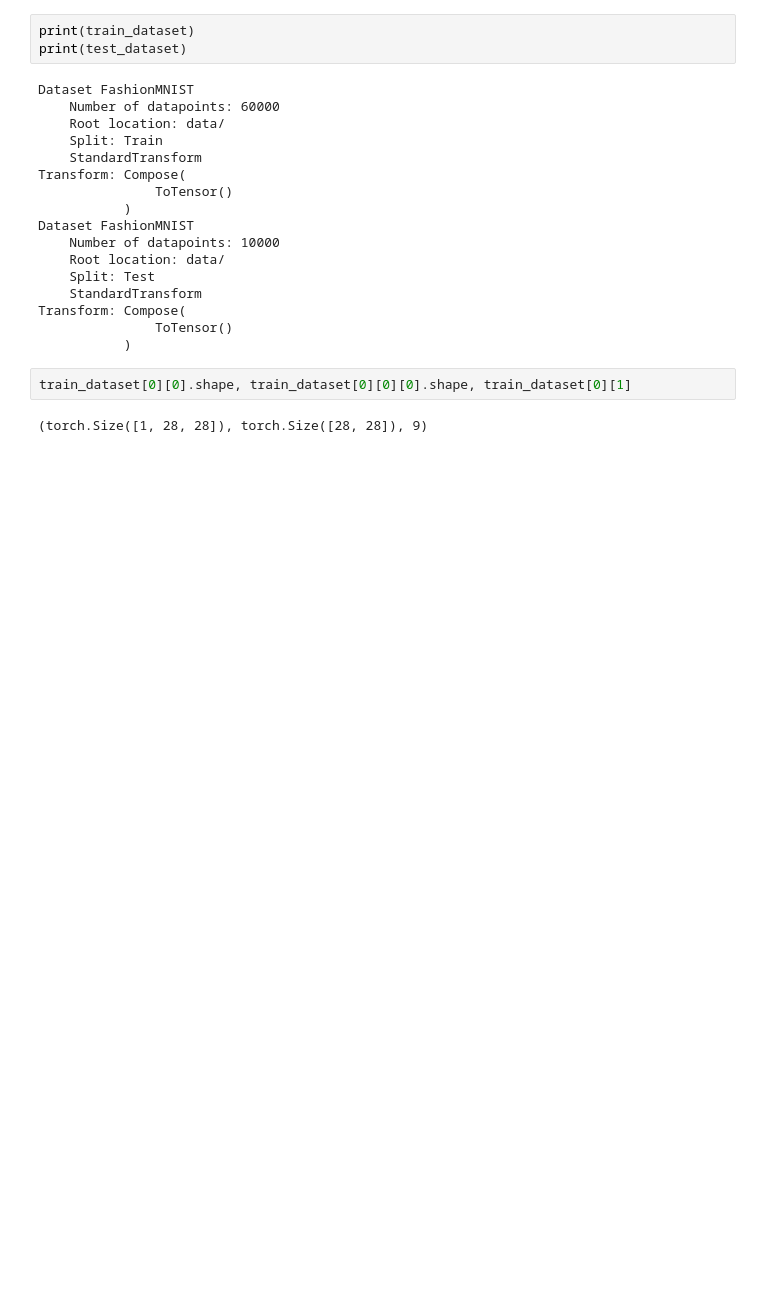
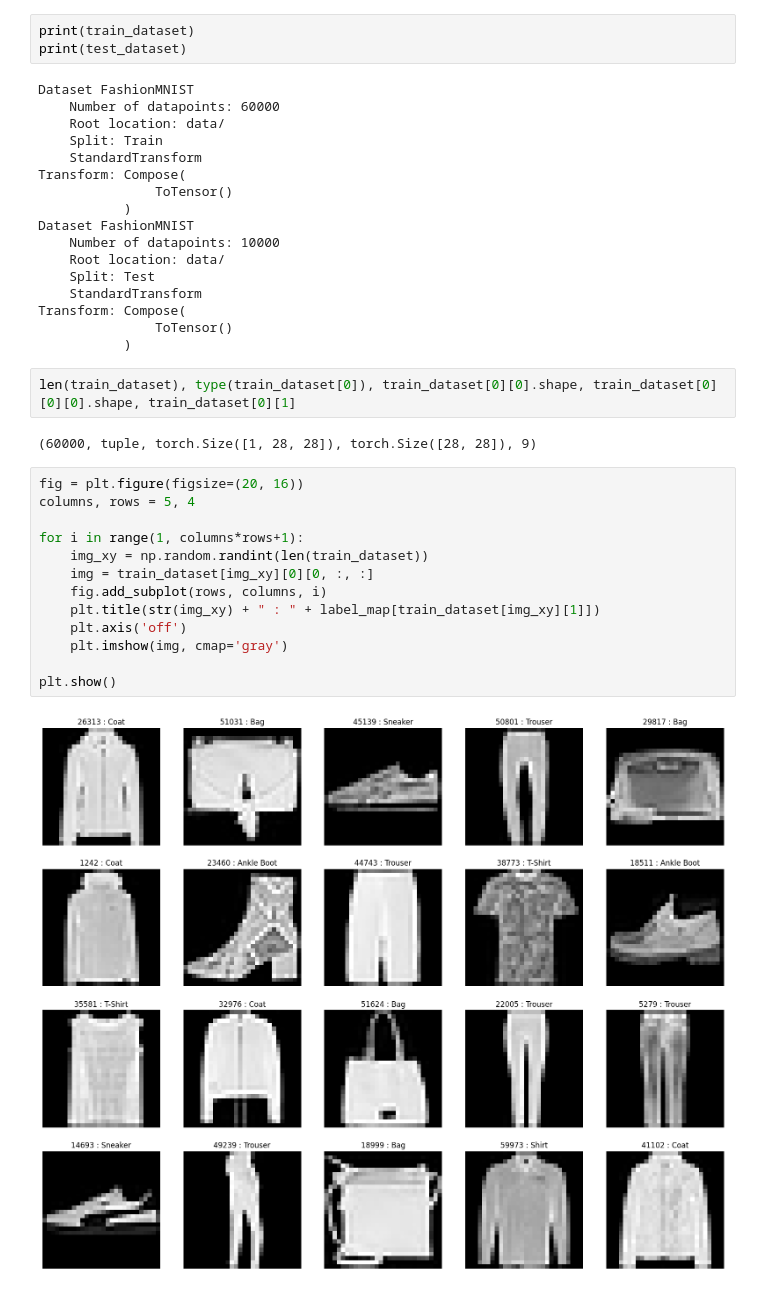
Before and after one commit to rubinkim/DL_PyTorch_Textbook, a Jupyter notebook: chap_05/FashionDNN.ipynb, the cells around one changed output. Saved outputs shown, nothing was run; the diff lists cells and outputs as text; blank space fills up the shorter version.

```diff
--- a/chap_05/FashionDNN.ipynb
+++ b/chap_05/FashionDNN.ipynb
@@ -77,6 +77,21 @@ Transform: Compose(
                ToTensor()
            )
 # %%
-train_dataset[0][0].shape, train_dataset[0][0][0].shape, train_dataset[0][1]
+len(train_dataset), type(train_dataset[0]), train_dataset[0][0].shape, train_dataset[0][0][0].shape, train_dataset[0][1]
 # %% [output]
-(torch.Size([1, 28, 28]), torch.Size([28, 28]), 9)
+(60000, tuple, torch.Size([1, 28, 28]), torch.Size([28, 28]), 9)
+# %%
+fig = plt.figure(figsize=(20, 16))
+columns, rows = 5, 4
+
+for i in range(1, columns*rows+1):
+    img_xy = np.random.randint(len(train_dataset))
+    img = train_dataset[img_xy][0][0, :, :]
+    fig.add_subplot(rows, columns, i)
+    plt.title(str(img_xy) + " : " + label_map[train_dataset[img_xy][1]])
+    plt.axis('off')
+    plt.imshow(img, cmap='gray')
+
+plt.show()
+# %% [output]
+[figure, added]
```
